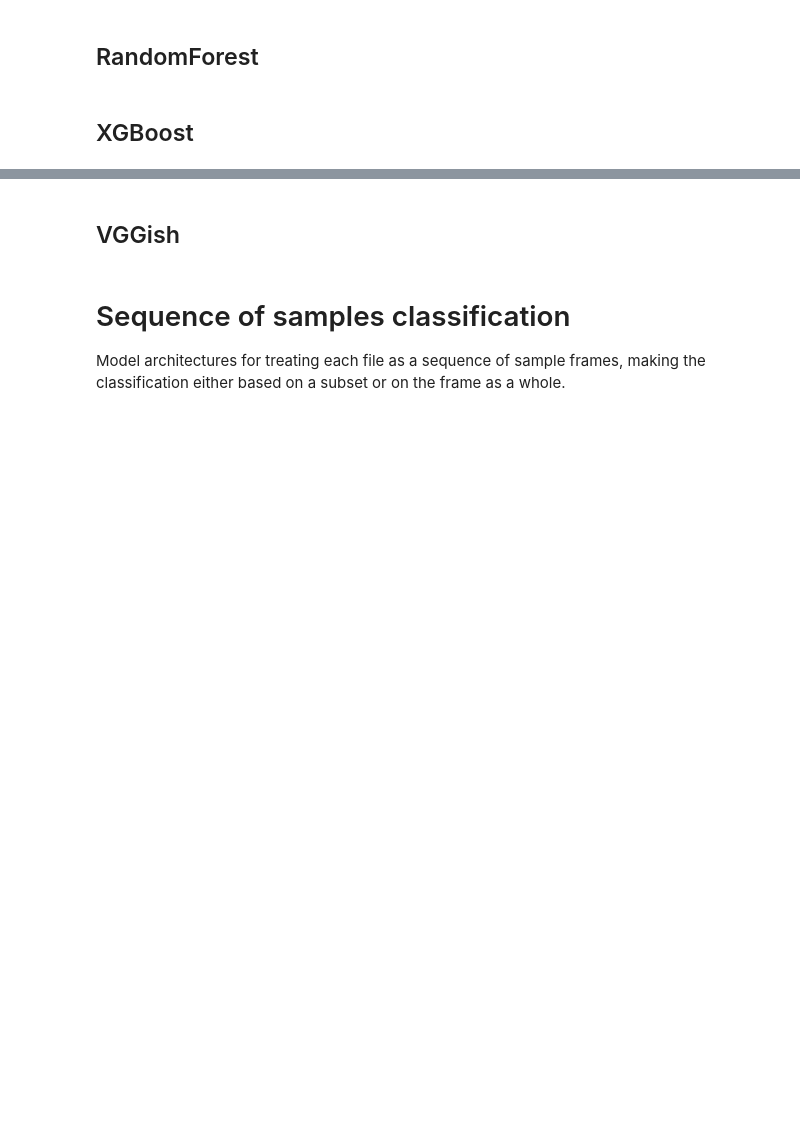
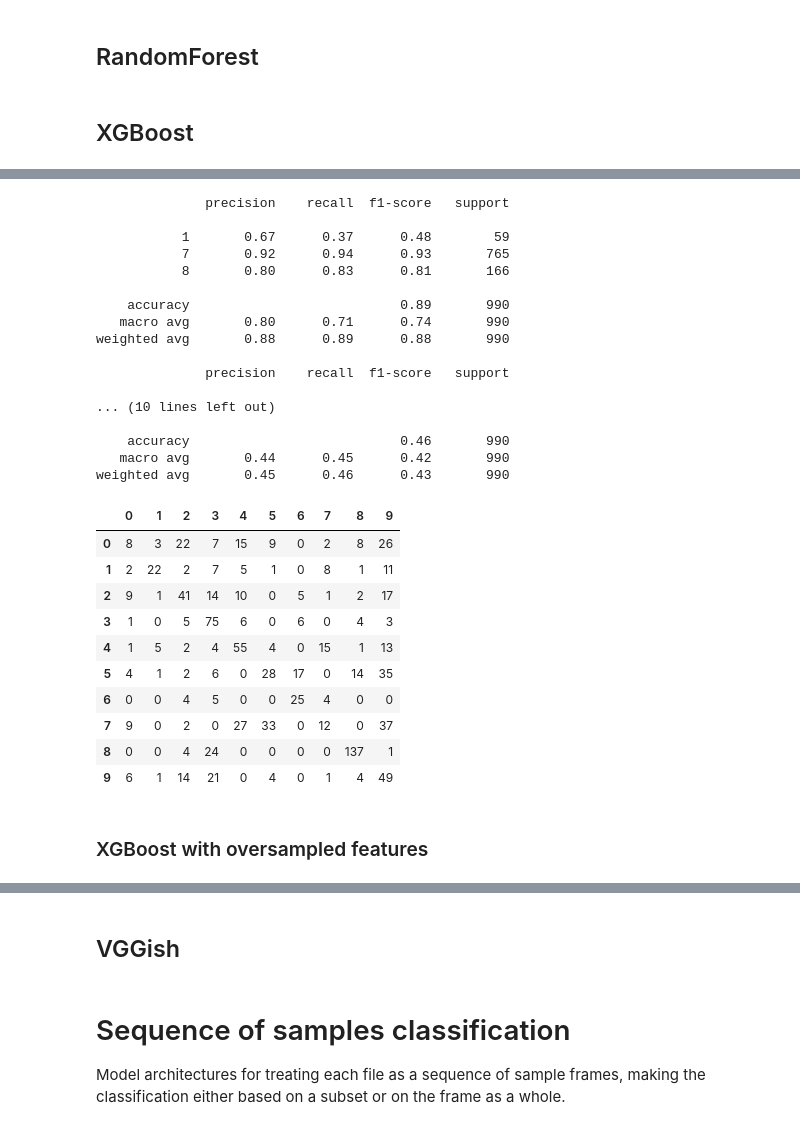
Before and after one commit to axelth/hasp, a Jupyter notebook: notebooks/axelth_849_modeling.ipynb, the cells around one changed output, grey strips where cells are left out. Cells and saved outputs as stored; diff of their text form; code cells hidden in the pictures; blank space fills up the shorter version.

```diff
--- a/notebooks/axelth_849_modeling.ipynb
+++ b/notebooks/axelth_849_modeling.ipynb
@@ -121,4 +122,6 @@ weighted avg       0.48      0.49      0.47       990
 # %% [markdown]
 ## XGBoost
 # %%
-!pip install xgboos
+from xgboost import XGBClassifier
+model_xgb = XGBClassifier()
+model_xgb.fit(train_pre, train_y)
@@ -124,0 +139,43 @@ weighted avg       0.48      0.49      0.47       990
+# %%
+xgb_val_prediction = model_xgb.predict(val_pre)
+print(classification_report(
+    combine_classes([1, 8], val_y),
+    combine_classes([1, 8], xgb_val_prediction)
+))
+print(classification_report(
+     val_y,
+    xgb_val_prediction))
+pd.DataFrame(confusion_matrix(val_y, xgb_val_prediction),
+             index=[0,1,2,3,4,5,6,7,8,9],
+             columns=[0,1,2,3,4,5,6,7,8,9])
+# %% [output]
+              precision    recall  f1-score   support
+
+           1       0.67      0.37      0.48        59
+           7       0.92      0.94      0.93       765
+           8       0.80      0.83      0.81       166
+
+    accuracy                           0.89       990
+   macro avg       0.80      0.71      0.74       990
+weighted avg       0.88      0.89      0.88       990
+
+              precision    recall  f1-score   support
+
+... (10 lines left out)
+
+    accuracy                           0.46       990
+   macro avg       0.44      0.45      0.42       990
+weighted avg       0.45      0.46      0.43       990
+|  | 0 | 1 | 2 | 3 | 4 | 5 | 6 | 7 | 8 | 9 |
+| 0 | 8 | 3 | 22 | 7 | 15 | 9 | 0 | 2 | 8 | 26 |
+| 1 | 2 | 22 | 2 | 7 | 5 | 1 | 0 | 8 | 1 | 11 |
+| 2 | 9 | 1 | 41 | 14 | 10 | 0 | 5 | 1 | 2 | 17 |
+| 3 | 1 | 0 | 5 | 75 | 6 | 0 | 6 | 0 | 4 | 3 |
+| 4 | 1 | 5 | 2 | 4 | 55 | 4 | 0 | 15 | 1 | 13 |
+| 5 | 4 | 1 | 2 | 6 | 0 | 28 | 17 | 0 | 14 | 35 |
+| 6 | 0 | 0 | 4 | 5 | 0 | 0 | 25 | 4 | 0 | 0 |
+| 7 | 9 | 0 | 2 | 0 | 27 | 33 | 0 | 12 | 0 | 37 |
+| 8 | 0 | 0 | 4 | 24 | 0 | 0 | 0 | 0 | 137 | 1 |
+| 9 | 6 | 1 | 14 | 21 | 0 | 4 | 0 | 1 | 4 | 49 |
+# %% [markdown]
+### XGBoost with oversampled features
```
Also changed, not shown: parts of 22 cells of this notebook, 3 other files.
